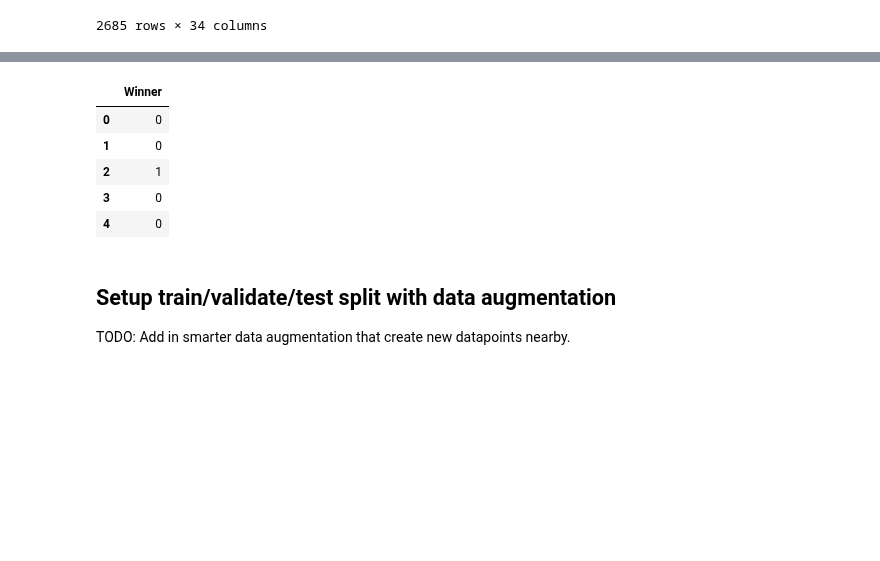
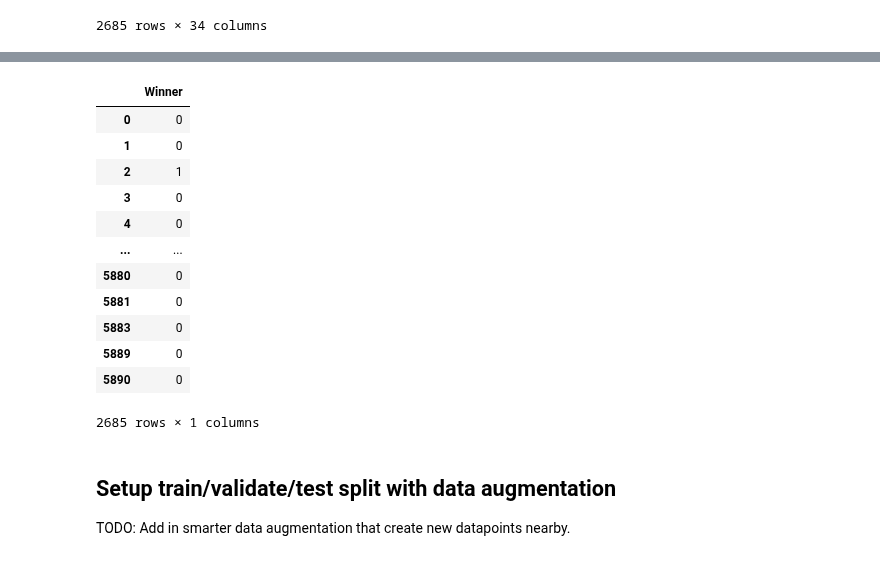
Before and after one commit to tylerlum/ufc_automated_scoring_system, a Jupyter notebook: UFC_automated_scoring.ipynb, the cells around one changed output, grey strips where cells are left out. Cells and saved outputs as stored; diff of their text form; code cells hidden in the pictures; blank space fills up the shorter version.

```diff
--- a/UFC_automated_scoring.ipynb
+++ b/UFC_automated_scoring.ipynb
@@ -64,12 +70,19 @@ X.head()
 # %%
-y.head()
+y
 # %% [output]
 |  | Winner |
 | 0 | 0 |
 | 1 | 0 |
 | 2 | 1 |
 | 3 | 0 |
 | 4 | 0 |
+| ... | ... |
+| 5880 | 0 |
+| 5881 | 0 |
+| 5883 | 0 |
+| 5889 | 0 |
+| 5890 | 0 |
+2685 rows × 1 columns
 # %% [markdown]
 ## Setup train/validate/test split with data augmentation
 
```
Also changed, not shown: parts of 40 cells of this notebook.
